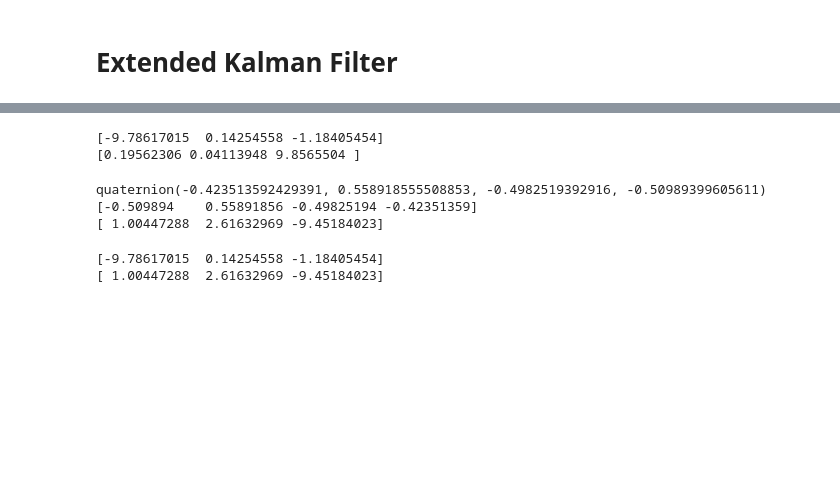
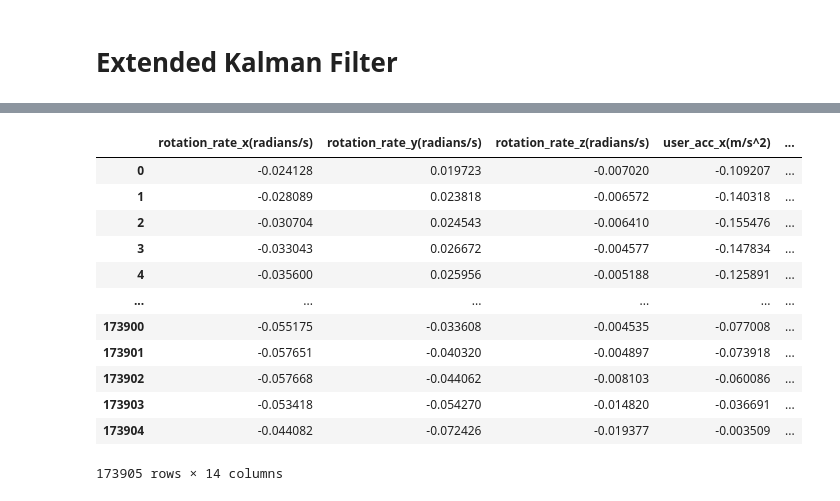
Before and after one commit to AndrewCheam/IMU_localisation, a Jupyter notebook: ronin/source/Ekf.ipynb, the cells around one changed output, grey strips where cells are left out. Saved outputs shown, nothing was run; the diff lists cells and outputs as text; code cells hidden in the pictures; blank space fills up the shorter version.

```diff
--- a/ronin/source/Ekf.ipynb
+++ b/ronin/source/Ekf.ipynb
@@ -277,9 +226,3 @@ gt_pos = tango_pos[start_frame:]
-# %%
-print(acce[0])
-print(glob_acce[0])
-# %% [output]
-[-9.78617015  0.14254558 -1.18405454]
-[0.19562306 0.04113948 9.8565504 ]
 # %%
 dataset_folder = osp.join(Path(os.getcwd()).parents[2], 'localisation_datasets')
 data_path = dataset_folder + '/Ronin_datasets/unseen_subjects_test_set/a006_2'
@@ -291,7 +234,7 @@ info['ori_source'], ori, info['source_ori_error'] = select_orientation_source(da
 
 with h5py.File(osp.join(data_path, 'data.hdf5')) as f:
     gyro_uncalib = f['synced/gyro_uncalib']
-    acce_uncalib = f['synced/acce']
+    acce_uncalib = f['synced/linacce']
     gyro = gyro_uncalib - np.array(info['imu_init_gyro_bias'])
     acce = np.array(info['imu_acce_scale']) * (acce_uncalib - np.array(info['imu_acce_bias']))
     ts = np.copy(f['synced/time'])
@@ -309,33 +252,35 @@ rot_imu_to_tango = quaternion.quaternion(*info['start_calibration'])
 init_rotor = init_tango_ori * rot_imu_to_tango * ori_q[0].conj()
 
 #we assume thais orientation is correct for now to rotate accelerations from the device coord frame to tango/global
+# This is in w,x,y,z
 ori_q = init_rotor * ori_q
-print(ori_q[0])
 
+# convert ori from [w, x, y, z] to [x, y, z, w]
+ori_q = quaternion.as_float_array(ori_q)
+temp = ori_q[:, 1:].copy()
+temp = np.concatenate((temp, ori_q[:,0].reshape(-1,1)),axis=1)
+ori_q = temp.copy()
 
-# convert ori to [x, y, z, w] from [w, x, y, z]
-ori_q = quaternion.as_float_array(ori_q)
-temp = ori_q[:, 0].copy()
-ori_q[:,0] = ori_q[:,3]
-ori_q[:,3] = temp
-
-rotation = Rotation.from_quat(ori_q[0,:])
-print(ori_q[0,:])
-print(rotation.apply(acce[0]))
-glob_acce = rotation.apply(acce)
-
-start_frame = info.get('start_frame', 0)
-ts = ts[start_frame:]
-features = np.concatenate([glob_gyro, glob_acce], axis=1)[start_frame:]
-orientations = quaternion.as_float_array(ori_q)[start_frame:]
-gt_pos = tango_pos[start_frame:]
+gt_pos = tango_pos
-# %% [output]
-quaternion(-0.423513592429391, 0.558918555508853, -0.4982519392916, -0.50989399605611)
-[-0.509894    0.55891856 -0.49825194 -0.42351359]
-[ 1.00447288  2.61632969 -9.45184023]
-# %%
-print(acce[0])
-print(glob_acce[0])
-# %% [output]
-[-9.78617015  0.14254558 -1.18405454]
-[ 1.00447288  2.61632969 -9.45184023]
+# %%
+columns = ['rotation_rate_x(radians/s)', 'rotation_rate_y(radians/s)',
+       'rotation_rate_z(radians/s)', 'user_acc_x(m/s^2)', 'user_acc_y(m/s^2)',
+       'user_acc_z(m/s^2)', 'translation.x', 'translation.y', 'translation.z',
+       'rotation.x', 'rotation.y', 'rotation.z', 'rotation.w', 'time']
+data = pd.DataFrame(np.concatenate((gyro, acce, gt_pos, ori_q, ts.reshape(-1,1)), axis = 1))
+data.columns = columns
+display(data)
+# %% [output]
+|  | rotation_rate_x(radians/s) | rotation_rate_y(radians/s) | rotation_rate_z(radians/s) | user_acc_x(m/s^2) | ... |
+| 0 | -0.024128 | 0.019723 | -0.007020 | -0.109207 | ... |
+| 1 | -0.028089 | 0.023818 | -0.006572 | -0.140318 | ... |
+| 2 | -0.030704 | 0.024543 | -0.006410 | -0.155476 | ... |
+| 3 | -0.033043 | 0.026672 | -0.004577 | -0.147834 | ... |
+| 4 | -0.035600 | 0.025956 | -0.005188 | -0.125891 | ... |
+| ... | ... | ... | ... | ... | ... |
+| 173900 | -0.055175 | -0.033608 | -0.004535 | -0.077008 | ... |
+| 173901 | -0.057651 | -0.040320 | -0.004897 | -0.073918 | ... |
+| 173902 | -0.057668 | -0.044062 | -0.008103 | -0.060086 | ... |
+| 173903 | -0.053418 | -0.054270 | -0.014820 | -0.036691 | ... |
+| 173904 | -0.044082 | -0.072426 | -0.019377 | -0.003509 | ... |
+173905 rows × 14 columns
```
Also changed, not shown: parts of 5 cells of this notebook, 4 other files.
